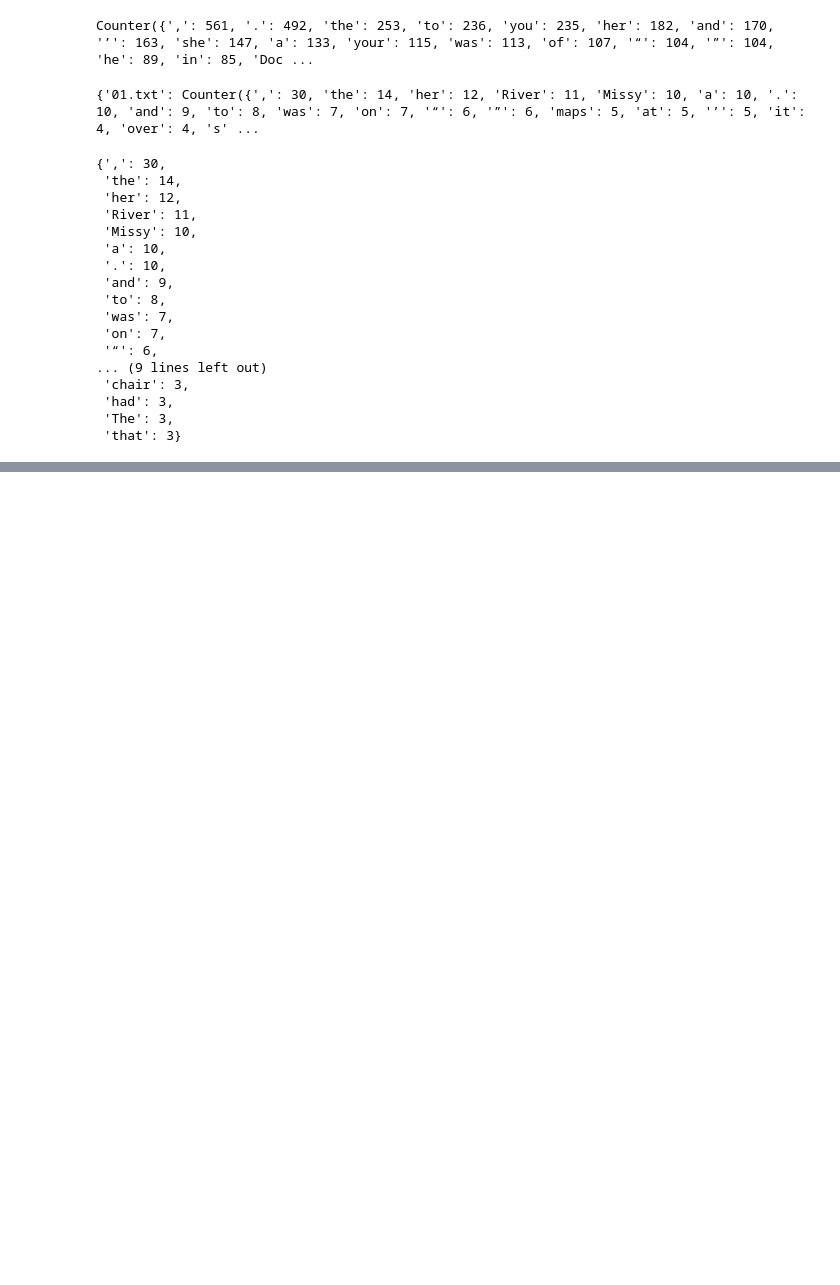
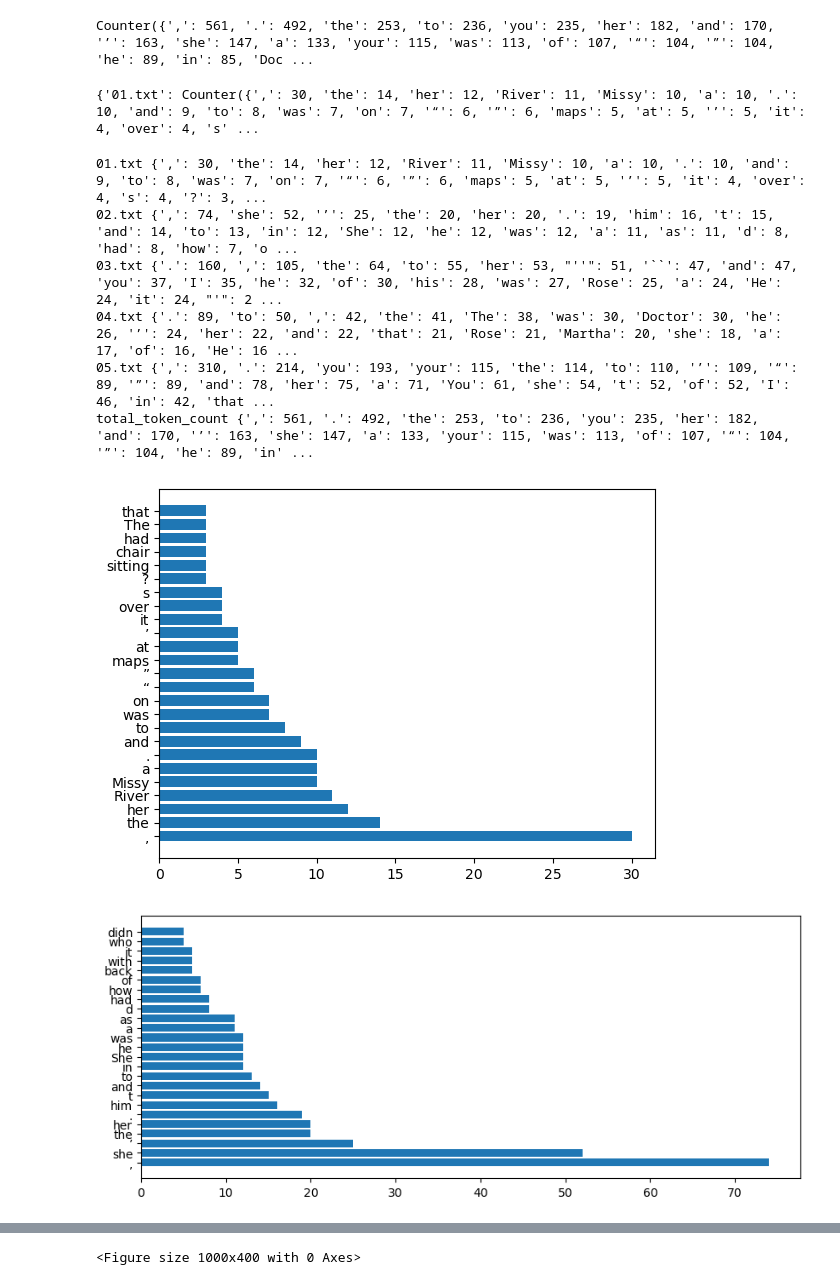
Before and after one commit to Cameron-Meinsma/assignment_1_analysing_data, a Jupyter notebook: assignment_1.ipynb, the cells around one changed output, grey strips where cells are left out. Cells and saved outputs as stored; diff of their text form; code cells hidden in the pictures; blank space fills up the shorter version.

Commit message:
Create histogram

```diff
--- a/assignment_1.ipynb
+++ b/assignment_1.ipynb
@@ -79,26 +80,3 @@ text_token_count = dict(text_token_count, total_token_count=total_token_count)
 print(text_token_count)
 # %% [output]
 {'01.txt': Counter({',': 30, 'the': 14, 'her': 12, 'River': 11, 'Missy': 10, 'a': 10, '.': 10, 'and': 9, 'to': 8, 'was': 7, 'on': 7, '“': 6, '”': 6, 'maps': 5, 'at': 5, '’': 5, 'it': 4, 'over': 4, 's' ...
-# %%
-import matplotlib.pyplot as plt
-
-txt_1 = dict(Counter(text_token_count["01.txt"]).most_common(25))
-txt_1
-# %% [output]
-{',': 30,
- 'the': 14,
- 'her': 12,
- 'River': 11,
- 'Missy': 10,
- 'a': 10,
- '.': 10,
- 'and': 9,
- 'to': 8,
- 'was': 7,
- 'on': 7,
- '“': 6,
-... (9 lines left out)
- 'chair': 3,
- 'had': 3,
- 'The': 3,
- 'that': 3}
@@ -104,0 +86,31 @@ txt_1
+# %%
+def histogram(key):
+    """
+    Creates a histogram.
+
+    Parameter:
+        key: Key of the text_token_count dictionary.
+    Returns:
+        Histogram.
+    """
+    word_freq = dict(text_token_count[key].most_common(25))
+    words = list(word_freq.keys())
+    freq = list(word_freq.values())
+    print(key, word_freq)
+
+    plt.barh(words, freq)
+    return plt.figure(figsize=(10, 4))
+# %%
+# Loops over the keys in the text_token_count dictionary
+for key in text_token_count:
+    # Runs the histogram(key) function
+    histogram(key)
+# %% [output]
+01.txt {',': 30, 'the': 14, 'her': 12, 'River': 11, 'Missy': 10, 'a': 10, '.': 10, 'and': 9, 'to': 8, 'was': 7, 'on': 7, '“': 6, '”': 6, 'maps': 5, 'at': 5, '’': 5, 'it': 4, 'over': 4, 's': 4, '?': 3, ...
+02.txt {',': 74, 'she': 52, '’': 25, 'the': 20, 'her': 20, '.': 19, 'him': 16, 't': 15, 'and': 14, 'to': 13, 'in': 12, 'She': 12, 'he': 12, 'was': 12, 'a': 11, 'as': 11, 'd': 8, 'had': 8, 'how': 7, 'o ...
+03.txt {'.': 160, ',': 105, 'the': 64, 'to': 55, 'her': 53, "''": 51, '``': 47, 'and': 47, 'you': 37, 'I': 35, 'he': 32, 'of': 30, 'his': 28, 'was': 27, 'Rose': 25, 'a': 24, 'He': 24, 'it': 24, "'": 2 ...
+04.txt {'.': 89, 'to': 50, ',': 42, 'the': 41, 'The': 38, 'was': 30, 'Doctor': 30, 'he': 26, '’': 24, 'her': 22, 'and': 22, 'that': 21, 'Rose': 21, 'Martha': 20, 'she': 18, 'a': 17, 'of': 16, 'He': 16 ...
+05.txt {',': 310, '.': 214, 'you': 193, 'your': 115, 'the': 114, 'to': 110, '’': 109, '“': 89, '”': 89, 'and': 78, 'her': 75, 'a': 71, 'You': 61, 'she': 54, 't': 52, 'of': 52, 'I': 46, 'in': 42, 'that ...
+total_token_count {',': 561, '.': 492, 'the': 253, 'to': 236, 'you': 235, 'her': 182, 'and': 170, '’': 163, 'she': 147, 'a': 133, 'your': 115, 'was': 113, 'of': 107, '“': 104, '”': 104, 'he': 89, 'in' ...
+[figure, added]
+[figure, added]
@@ -104,0 +121 @@ txt_1
+<Figure size 1000x400 with 0 Axes>
```
Also changed, not shown: parts of 3 cells of this notebook.
